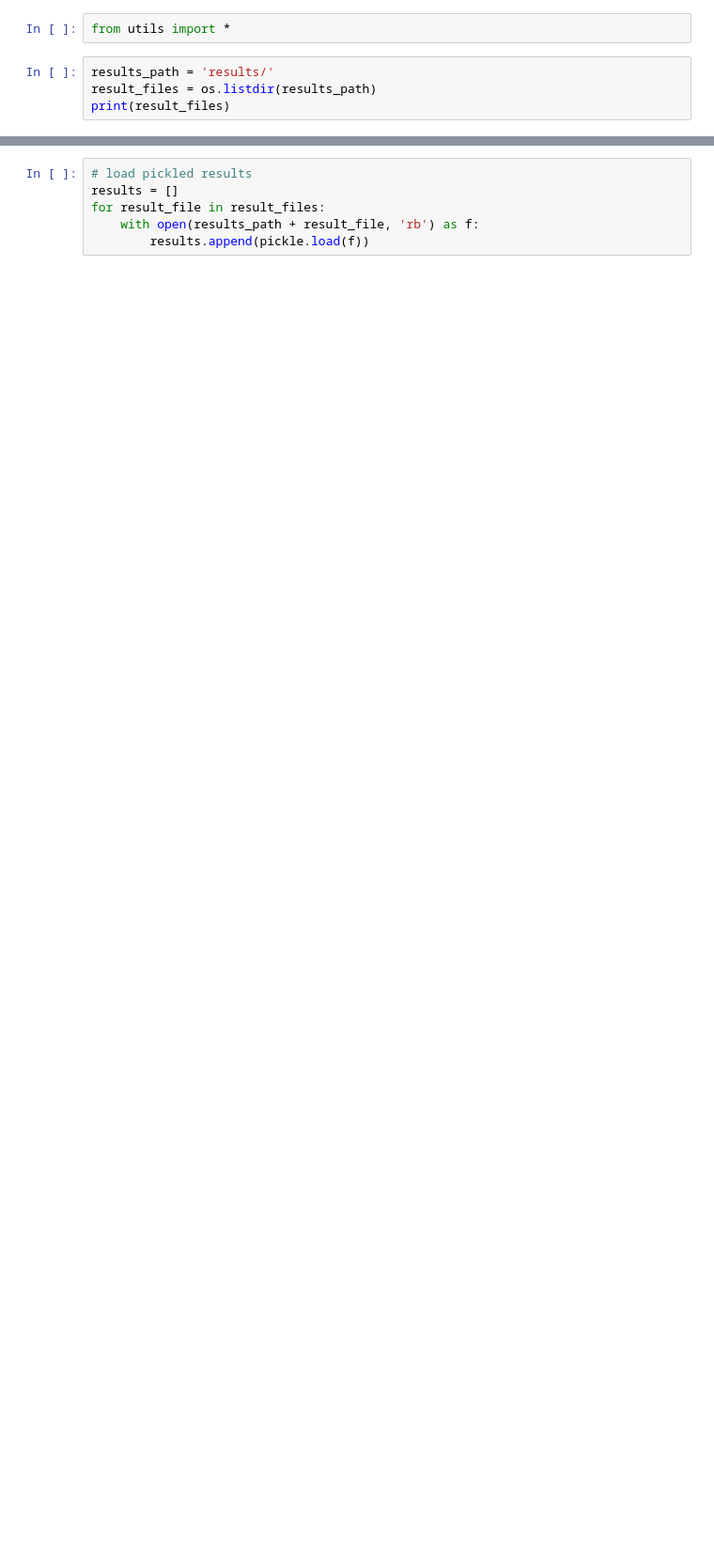
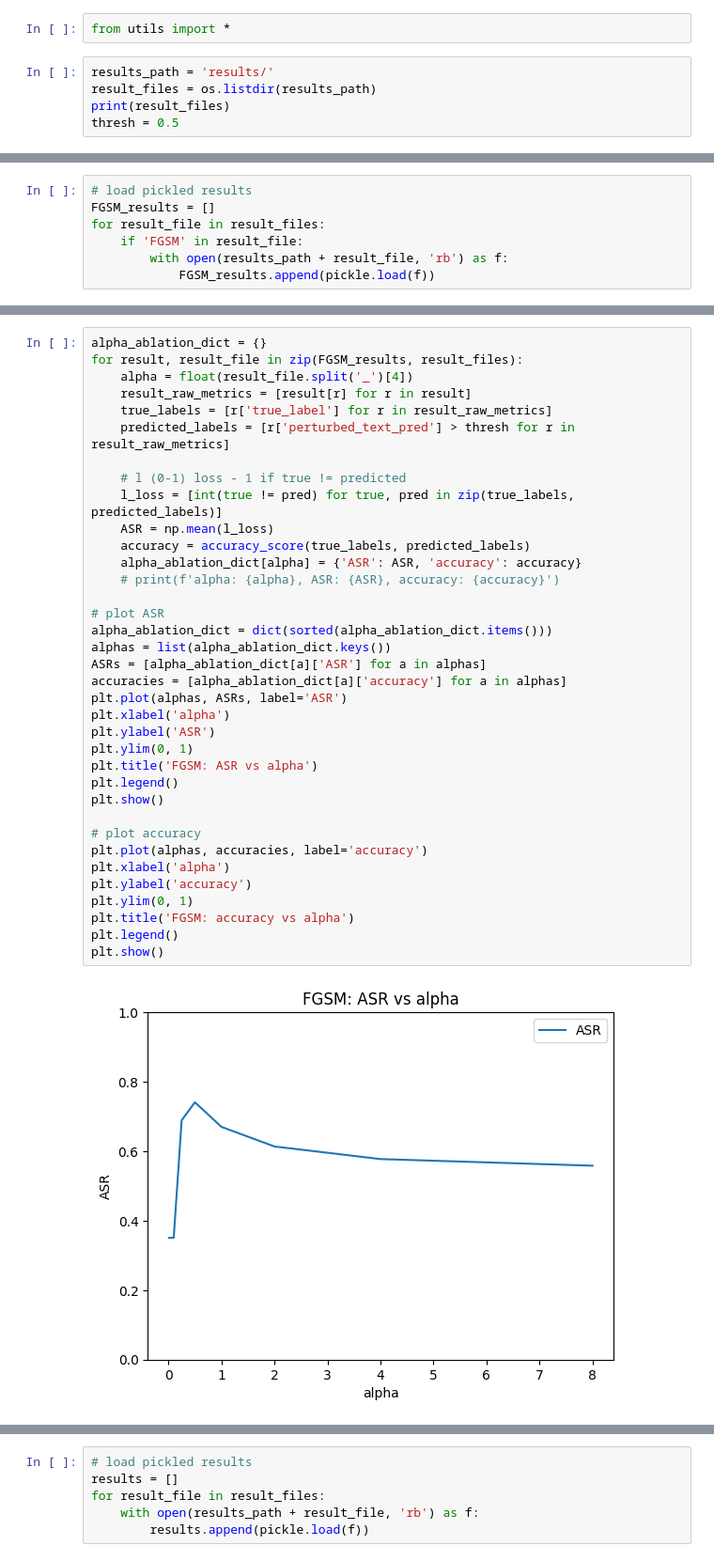
Before and after one commit to xOmer12/adv_attacks_text_classification, a Jupyter notebook: visualizations.ipynb, the cells around one changed output, grey strips where cells are left out. Shown at 94% size. Cells and saved outputs as stored; diff of their text form; blank space fills up the shorter version.

Commit message:
working FGSM and PGD with visualizations, now running different alphas

```diff
--- a/visualizations.ipynb
+++ b/visualizations.ipynb
@@ -4,4 +4,5 @@ from utils import *
 results_path = 'results/'
 result_files = os.listdir(results_path)
 print(result_files)
+thresh = 0.5
 # %% [output]
@@ -8,0 +12,7 @@ print(result_files)
+# %%
+# load pickled results
+FGSM_results = []
+for result_file in result_files:
+    if 'FGSM' in result_file:
+        with open(results_path + result_file, 'rb') as f:
+            FGSM_results.append(pickle.load(f))
@@ -8,0 +21,38 @@ print(result_files)
+# %%
+alpha_ablation_dict = {}
+for result, result_file in zip(FGSM_results, result_files):
+    alpha = float(result_file.split('_')[4])
+    result_raw_metrics = [result[r] for r in result]
+    true_labels = [r['true_label'] for r in result_raw_metrics]
+    predicted_labels = [r['perturbed_text_pred'] > thresh for r in result_raw_metrics]
+
+    # l (0-1) loss - 1 if true != predicted
+    l_loss = [int(true != pred) for true, pred in zip(true_labels, predicted_labels)]
+    ASR = np.mean(l_loss)
+    accuracy = accuracy_score(true_labels, predicted_labels)
+    alpha_ablation_dict[alpha] = {'ASR': ASR, 'accuracy': accuracy}
+    # print(f'alpha: {alpha}, ASR: {ASR}, accuracy: {accuracy}')
+
+# plot ASR
+alpha_ablation_dict = dict(sorted(alpha_ablation_dict.items()))
+alphas = list(alpha_ablation_dict.keys())
+ASRs = [alpha_ablation_dict[a]['ASR'] for a in alphas]
+accuracies = [alpha_ablation_dict[a]['accuracy'] for a in alphas]
+plt.plot(alphas, ASRs, label='ASR')
+plt.xlabel('alpha')
+plt.ylabel('ASR')
+plt.ylim(0, 1)
+plt.title('FGSM: ASR vs alpha')
+plt.legend()
+plt.show()
+
+# plot accuracy
+plt.plot(alphas, accuracies, label='accuracy')
+plt.xlabel('alpha')
+plt.ylabel('accuracy')
+plt.ylim(0, 1)
+plt.title('FGSM: accuracy vs alpha')
+plt.legend()
+plt.show()
+# %% [output]
+[figure, added]
```
Also changed, not shown: parts of 13 cells of this notebook, 4 other files.
